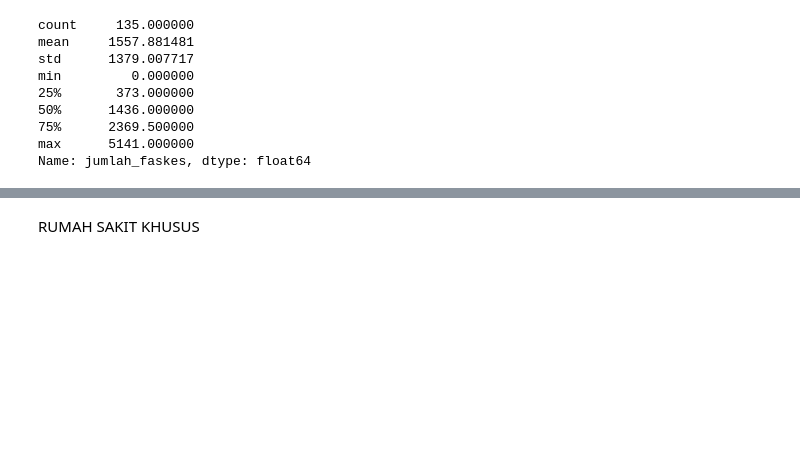
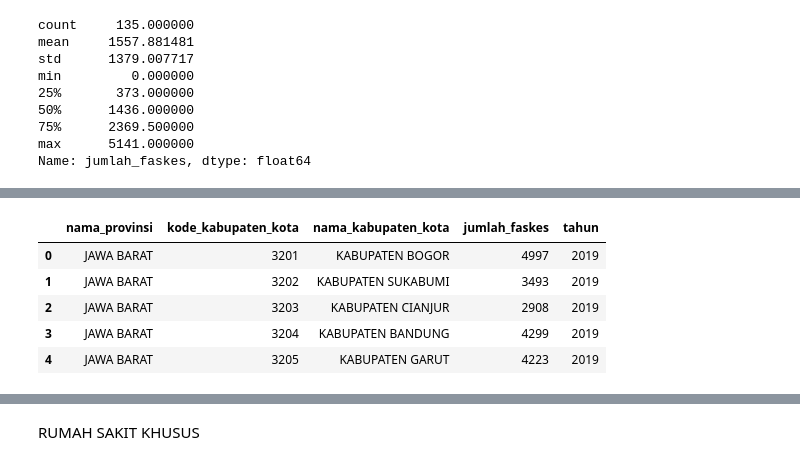
Before and after one commit to alipa97/Data_Mining_Tugas_1_Kel-1_C-1, a Jupyter notebook: Data_Mining_1.ipynb, the cells around one changed output, grey strips where cells are left out. Cells and saved outputs as stored; diff of their text form; code cells hidden in the pictures; blank space fills up the shorter version.

```diff
--- a/Data_Mining_1.ipynb
+++ b/Data_Mining_1.ipynb
@@ -597,0 +630,9 @@ Name: jumlah_faskes, dtype: float64
+# %%
+filter_posyandu.head()
+# %% [output]
+|  | nama_provinsi | kode_kabupaten_kota | nama_kabupaten_kota | jumlah_faskes | tahun |
+| 0 | JAWA BARAT | 3201 | KABUPATEN BOGOR | 4997 | 2019 |
+| 1 | JAWA BARAT | 3202 | KABUPATEN SUKABUMI | 3493 | 2019 |
+| 2 | JAWA BARAT | 3203 | KABUPATEN CIANJUR | 2908 | 2019 |
+| 3 | JAWA BARAT | 3204 | KABUPATEN BANDUNG | 4299 | 2019 |
+| 4 | JAWA BARAT | 3205 | KABUPATEN GARUT | 4223 | 2019 |
```
Also changed, not shown: parts of 7 cells of this notebook, 1 other file.
